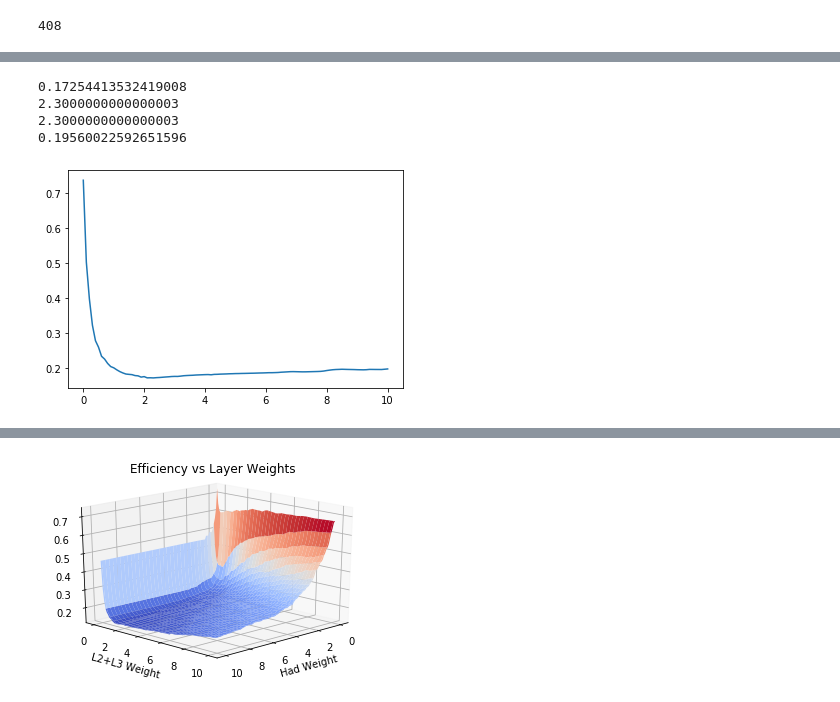
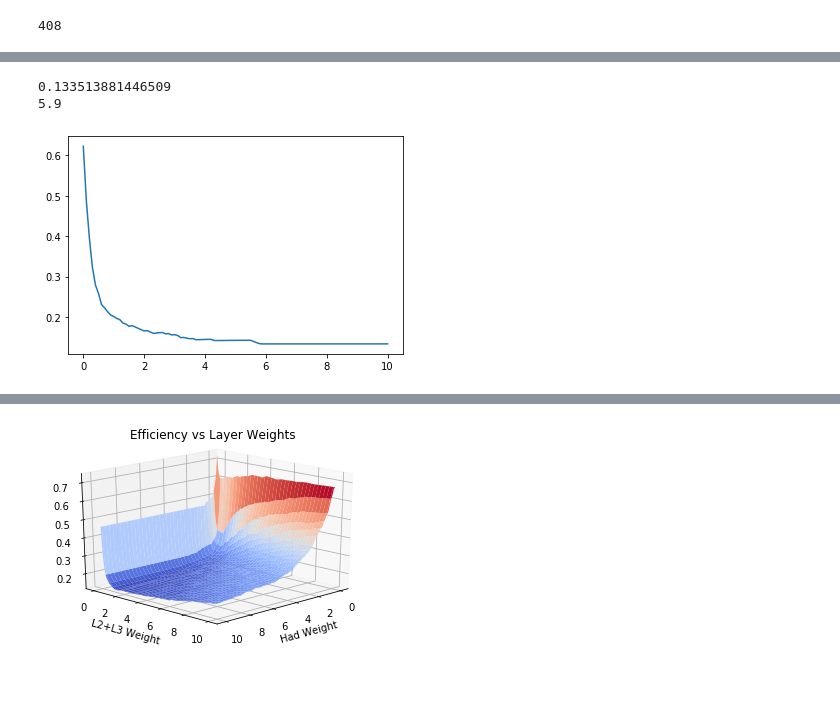
Before and after one commit to nluongo/RootScripts, a Jupyter notebook: LayerFrame/2DManualTrain.ipynb, the cells around one changed output, grey strips where cells are left out. Cells and saved outputs as stored; diff of their text form; code cells hidden in the pictures.

Commit message:
Frame scripts

```diff
--- a/LayerFrame/2DManualTrain.ipynb
+++ b/LayerFrame/2DManualTrain.ipynb
@@ -86,27 +50,15 @@ print(ninety_percent_efficiencies)
-# %%
-min_eff = float('inf')
-min_i = 0
-min_j = 0
-for i in range(total_steps):
-    for j in range(total_steps):
-        if ninety_percent_efficiencies[i] == 0:
-            continue
-        if ninety_percent_efficiencies[i] < min_eff:
-            min_eff = ninety_percent_efficiencies[i]
-            min_i = i
-            min_j = j
-
-print(min_eff)
-print(min_i * .1)
-print(weight_steps[min_i])
-print(ninety_percent_efficiencies[11])
-# %% [output]
-0.17254413532419008
-2.3000000000000003
-2.3000000000000003
-0.19560022592651596
+# %%
+efficiencies_1d = manual_train_1d(signal_frame, background_frame, ['EMEt', 'HadEt'], weight_steps)
+# %%
+min_eff_1d, min_weight_1d = min_manual_eff_1d(efficiencies_1d, weight_steps)
+
+print(min_eff_1d)
+print(min_weight_1d)
+# %% [output]
+0.133513881446509
+5.9
 # %%
-plt.plot(weight_steps, ninety_percent_efficiencies)
+plt.plot(weight_steps, efficiencies_1d)
 plt.show()
 # %% [output]
-[figure, old version]
+[figure, new version]
```
Also changed, not shown: parts of 19 cells of this notebook, 6 other files.
